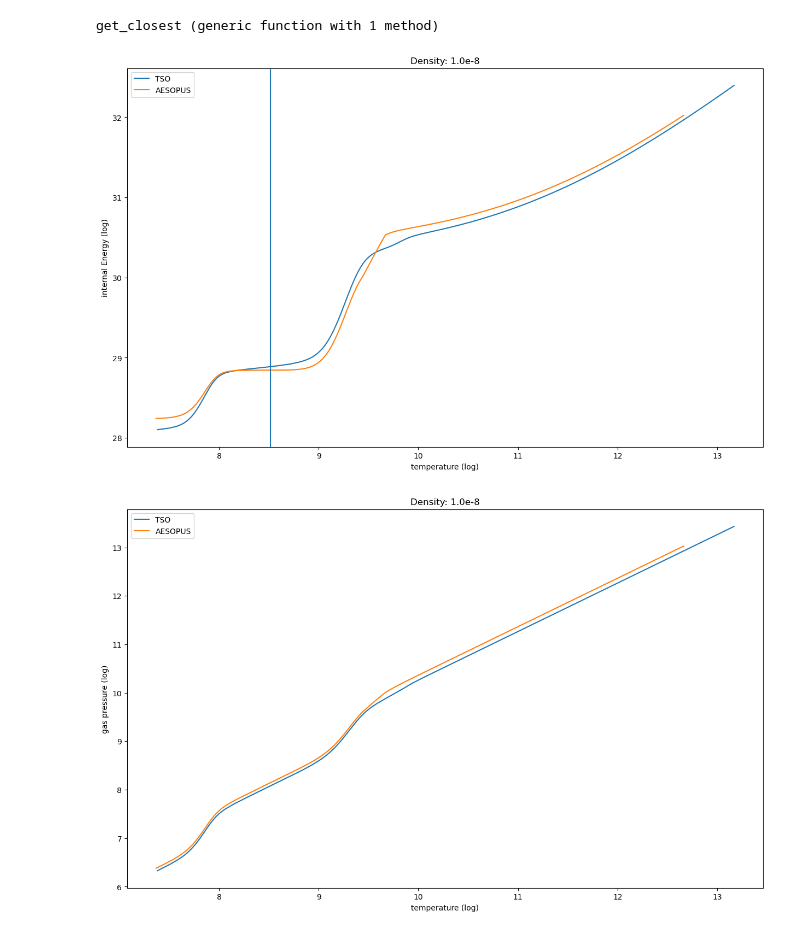
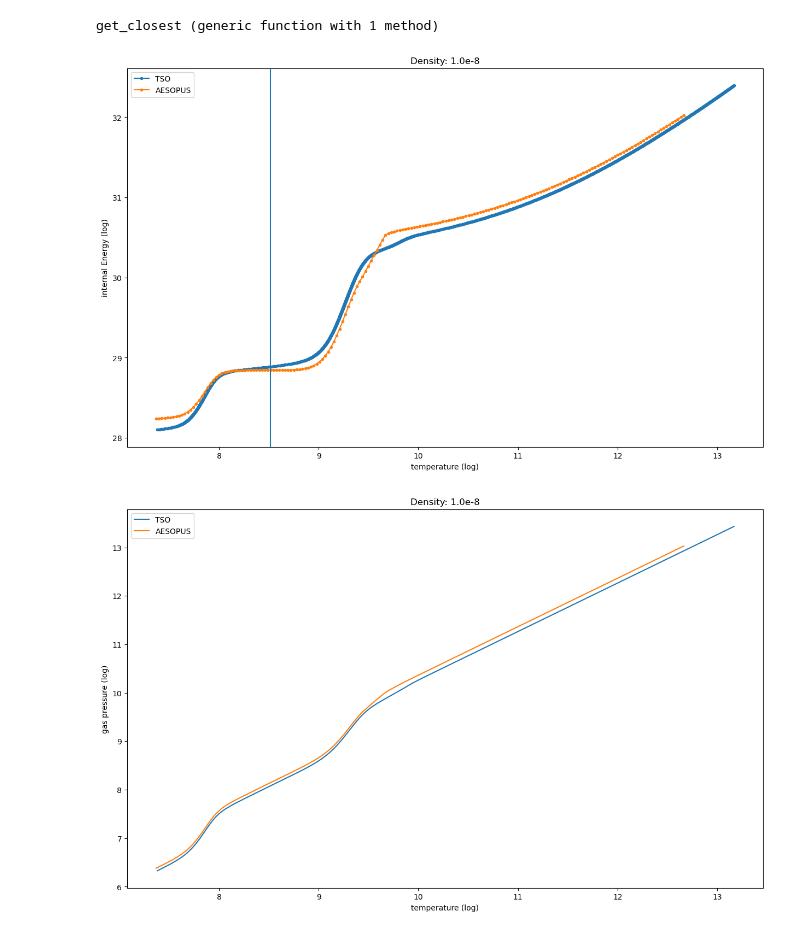
Before and after one commit to pe1995/TSO.jl, a Jupyter notebook: examples/converting_tables/aesopus.ipynb, the cells around one changed output. Drawn from its saved outputs; the diff is of its cells as text; code cells hidden in the pictures.

Commit message:
big redesign Lookup, aesopus, marcs

```diff
--- a/examples/converting_tables/aesopus.ipynb
+++ b/examples/converting_tables/aesopus.ipynb
@@ -11,6 +12,8 @@ using PyPlot
 # %%
 eosTSO       = reload(TSO.SqEoS, "../../../tests/TSO_sun_Magg_v10.2/eos.hdf5")
 opacitiesTSO = reload(TSO.SqOpacity, "../../../tests/TSO_sun_Magg_v10.2/binned_opacities.hdf5");
+# %%
+eosTSO_up = TSO.upsample(eosTSO, :lnEi, 2000);
 # %% [markdown]
 # Read the AESOPUS tables for comparison
 # %%
@@ -35,27 +40,27 @@ get_closest(a, b) = argmin(abs.(a .- b))
 get_closest (generic function with 1 method)
 # %%
 rho_test = 1e-8
-iTSO  = get_closest(eosTSO.lnRho,  log(rho_test))
+iTSO  = get_closest(eosTSO_up.lnRho,  log(rho_test))
 iAESO = get_closest(eosAESO.lnRho, log(rho_test));
 # %%
 close()
 
 f, ax = plt.subplots(1, 1, figsize=(15,9))
 
-ax.plot(eosTSO.lnT[:, iTSO], eosTSO.lnEi, label="TSO")
-ax.plot(eosAESO.lnT, eosAESO.lnEi[:, iAESO], label="AESOPUS")
+ax.plot(eosTSO_up.lnT[:, iTSO], eosTSO_up.lnEi, label="TSO", marker=".")
+ax.plot(eosAESO.lnT, eosAESO.lnEi[:, iAESO], label="AESOPUS", marker=".")
 
 ax.set_title("Density: $(rho_test)")
 ax.set_ylabel("internal Energy (log)")
 ax.set_xlabel("temperature (log)")
 
 ax.axvline(log(5000))
 
 ax.legend()
 
 gcf()
 # %% [output]
-[figure, old version]
+[figure, new version]
 # %%
 close()
 
```
Also changed, not shown: parts of 20 cells of this notebook, 16 other files.
